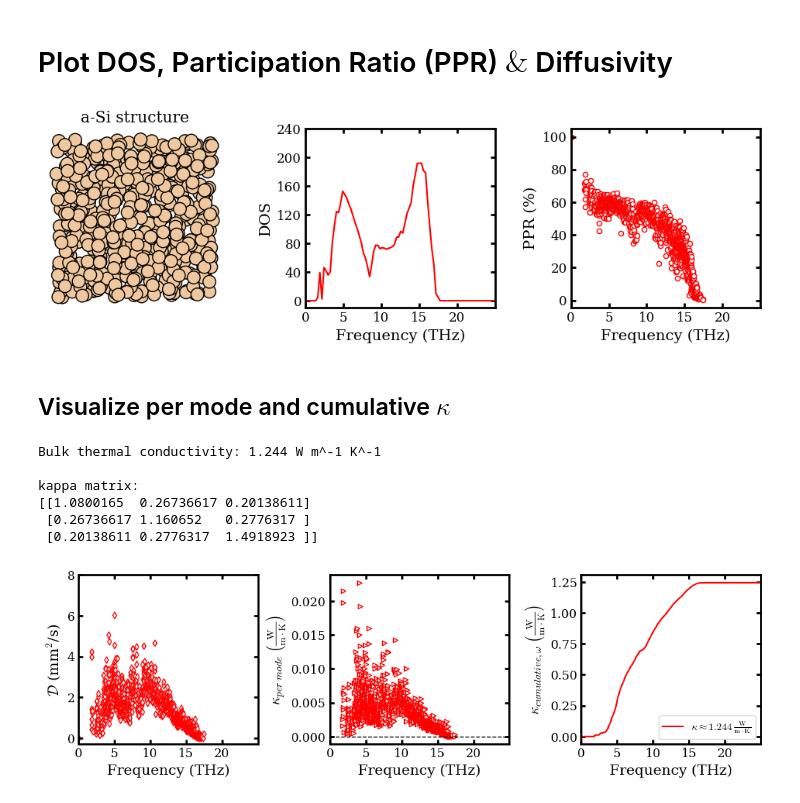
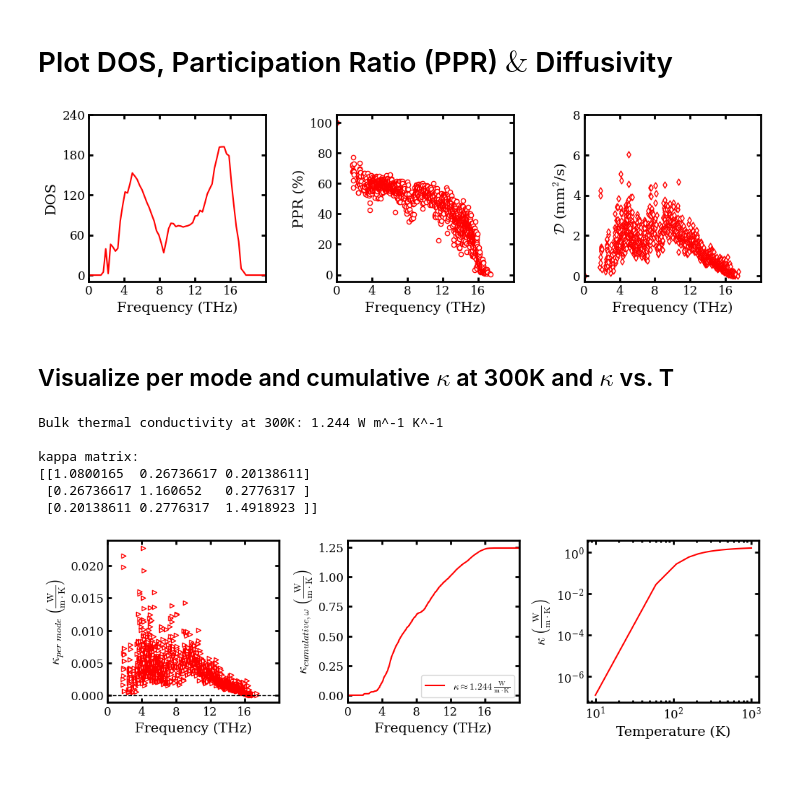
Before and after one commit to nanotheorygroup/kaldo-examples, a Jupyter notebook: empirical_potentials/amorphous_silicon_Tersoff_LAMMPS/kALDo_with_tersoff_gallery.ipynb, the cells around one changed output. Drawn from its saved outputs; the diff is of its cells as text; code cells hidden in the pictures; blank space fills up the shorter version.

```diff
--- a/empirical_potentials/amorphous_silicon_Tersoff_LAMMPS/kALDo_with_tersoff_gallery.ipynb
+++ b/empirical_potentials/amorphous_silicon_Tersoff_LAMMPS/kALDo_with_tersoff_gallery.ipynb
@@ -82,49 +82,52 @@ data_folder = './'
 atoms = read(data_folder  + 'fc_aSi512/replicated_atoms.xyz')
 
 frequency =  np.load(
     data_folder + 'ALD_aSi512/frequency.npy',
     allow_pickle=True)
 ppr =  np.load(
     data_folder + 'ALD_aSi512/participation_ratio.npy',
     allow_pickle=True)
 scattering_rate = np.load(
     data_folder + 'ALD_aSi512/300/quantum/tb_0.12091898428053205/_ps_and_gamma.npy',
     allow_pickle=True)[:, 1]
 life_time = scattering_rate ** (-1)
 dos = np.load(data_folder + 'plots/dos.npy', allow_pickle=True)
 diffusivity = np.load(data_folder + 'diffusivity_quantum.npy', allow_pickle=True)
 
 # Plot observables in subplot
 figure(figsize=(12, 3))
-subplot(1,3,1)
-set_fig_properties([gca()])
-plot_atoms(atoms, show_unit_cell=False, radii=0.8)
-gca().axis('off')
-gca().set_title('a-Si structure')
-
-subplot(1,3, 2)
+subplot(1,3, 1)
 set_fig_properties([gca()])
 plot(dos[0], dos[1], lw=1.5, c='r')
-gca().set_xticks(np.arange(0, 25, 5))
-gca().set_yticks(np.arange(0, 480, 40))
-xlim([0, 25])
+gca().set_xticks(np.arange(0, 20, 4))
+gca().set_yticks(np.arange(0, 480, 60))
+xlim([0, 20])
 ylim([-10, 240])
 xlabel('Frequency (THz)', fontsize=14)
 ylabel('DOS', fontsize=14)
 
-subplot(1 ,3, 3)
+subplot(1 ,3, 2)
 set_fig_properties([gca()])
 scatter(frequency, 100.0 * ppr, facecolor='w', edgecolor='r', marker='o', s=20)
-gca().set_xticks(np.arange(0, 25, 5))
+gca().set_xticks(np.arange(0, 20, 4))
 xlabel('Frequency (THz)', fontsize=14)
 ylabel('PPR (%)', fontsize=14)
-xlim([0, 25])
+xlim([0, 20])
+
+subplot(1, 3, 3)
+set_fig_properties([gca()])
+scatter(frequency, diffusivity, facecolor='w', edgecolor='r', marker='d', s=20)
+gca().set_xticks(np.arange(0, 20, 4))
+gca().set_yticks(np.arange(0, 10, 2))
+xlim([0, 20])
+xlabel('Frequency (THz)', fontsize=14)
+ylabel(r'$\mathcal{D}$ (mm$^{2}$/s)', fontsize=14)
 subplots_adjust(wspace=0.4)
 show()
 # %% [output]
-[figure, old version]
+[figure, new version]
 # %% [markdown]
-## Visualize per mode and cumulative $\kappa$
+## Visualize per mode and cumulative $\kappa$ at 300K and $\kappa$ vs. T
 # %%
 # Denote zeros to intake kappa tensor
 kappa_tensor = np.load(data_folder + \
@@ -133,7 +136,7 @@ kappa_tensor = np.load(data_folder + \
 
 # Sum over the 0th dimension to recover 3-by-3 kappa matrix
 kappa_matrix = kappa_tensor.sum(axis=0)
-print("Bulk thermal conductivity: %.3f W m^-1 K^-1\n"
+print("Bulk thermal conductivity at 300K: %.3f W m^-1 K^-1\n"
       %np.mean(np.diag(kappa_matrix)))
 print("kappa matrix: ")
 print(kappa_matrix)
@@ -144,44 +147,44 @@ kappa_per_mode = kappa_tensor.sum(axis=-1).sum(axis=1)
 freq_sorted, kappa_cum_wrt_freq = cumulative_cond_cal(
     frequency.flatten(order='C'), kappa_tensor)
 
+# Load in kappa vs T array
+kappa_vs_T_data = np.loadtxt('kappa_vs_T_a-Si.dat')
 
 # Plot observables in subplot
 figure(figsize=(12, 3))
-
 subplot(1,3, 1)
-set_fig_properties([gca()])
-scatter(frequency, diffusivity, facecolor='w', edgecolor='r', marker='d', s=20)
-gca().set_xticks(np.arange(0, 25, 5))
-gca().set_yticks(np.arange(0, 10, 2))
-xlim([0, 25])
-xlabel('Frequency (THz)', fontsize=14)
-ylabel(r'$\mathcal{D}$ (mm$^{2}$/s)', fontsize=14)
-subplot(1,3, 2)
 set_fig_properties([gca()])
 scatter(frequency.flatten(order='C'),
         kappa_per_mode, facecolor='w', edgecolor='r', s=20, marker='>')
 gca().axhline(y = 0, color='k', ls='--', lw=1)
 ylabel(r'$\kappa_{per \ mode}\;\left(\frac{\rm{W}}{\rm{m}\cdot\rm{K}}\right)$',fontsize=14)
 xlabel('Frequency (THz)', fontsize=14)
-gca().set_xticks(np.arange(0, 25, 5))
-xlim([0, 25])
+gca().set_xticks(np.arange(0, 20, 4))
+xlim([0, 20])
 
-subplot(1,3, 3)
+subplot(1,3, 2)
 set_fig_properties([gca()])
-plot(freq_sorted, kappa_cum_wrt_freq, 'r'
+plot(freq_sorted, kappa_cum_wrt_freq, 'r', lw=1.5
      , label=r"$\kappa \approx 1.244\;\frac{\rm{W}}{\rm{m}\cdot\rm{K}}$")
 ylabel(r'$\kappa_{cumulative, \omega}\;\left(\frac{\rm{W}}{\rm{m}\cdot\rm{K}}\right)$',fontsize=14)
 xlabel('Frequency (THz)', fontsize=14)
 legend(loc=4, fontsize=10)
-gca().set_xticks(np.arange(0, 25, 5))
-xlim([0, 25])
+gca().set_xticks(np.arange(0, 20, 4))
+xlim([0, 20])
+subplot(1,3, 3)
+set_fig_properties([gca()])
+plot(kappa_vs_T_data[:,0], kappa_vs_T_data[:,1], c='r', lw=1.5)
+yscale('log')
+xscale('log')
+xlabel('Temperature (K)',fontsize=14)
+ylabel(r'$\kappa\;\left(\frac{\rm{W}}{\rm{m}\cdot\rm{K}}\right)$',fontsize=14)
 subplots_adjust(wspace=0.4)
 show()
 # %% [output]
-Bulk thermal conductivity: 1.244 W m^-1 K^-1
+Bulk thermal conductivity at 300K: 1.244 W m^-1 K^-1
 
 kappa matrix:
 [[1.0800165  0.26736617 0.20138611]
  [0.26736617 1.160652   0.2776317 ]
  [0.20138611 0.2776317  1.4918923 ]]
-[figure, old version]
+[figure, new version]
```
